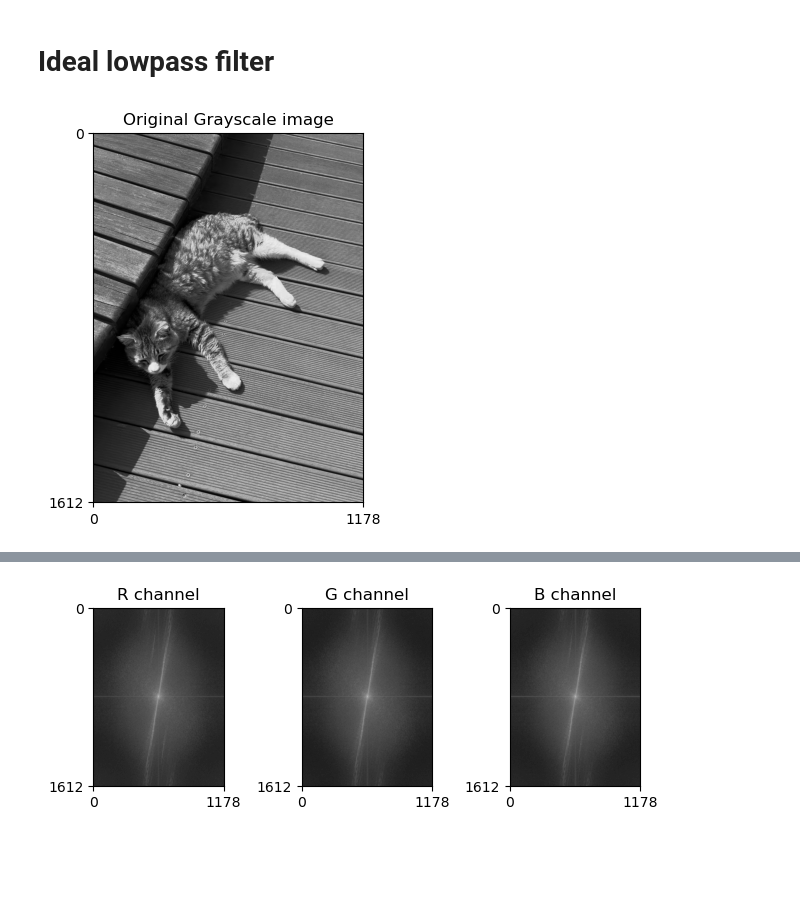
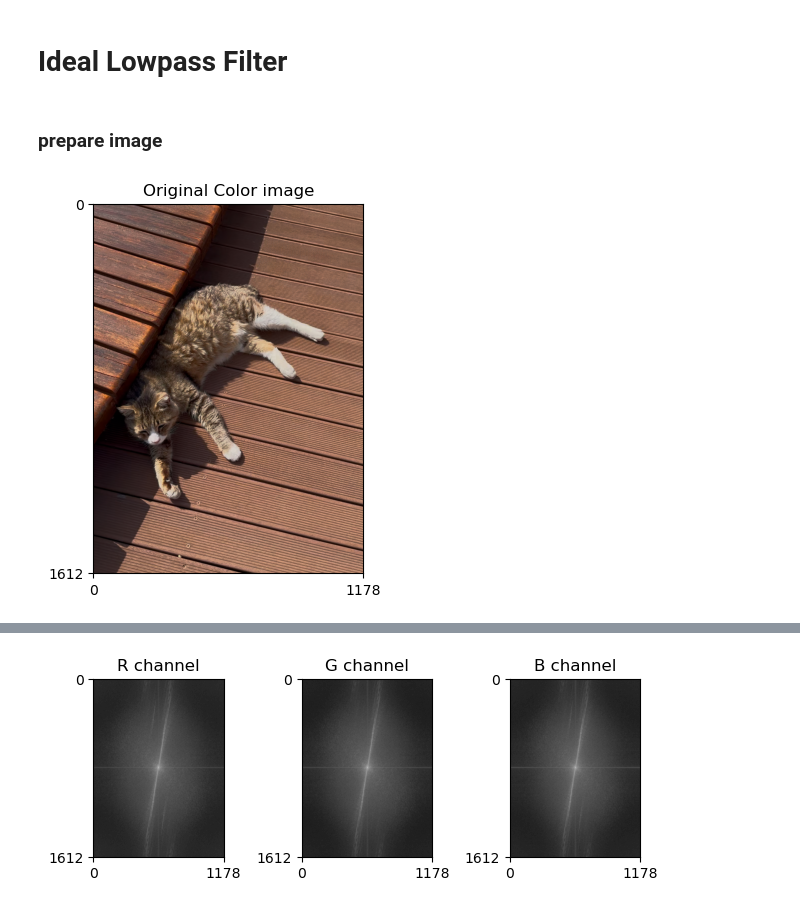
Before and after one commit to jhb341/computational-photography, a Jupyter notebook: assn2/code/ideal.ipynb, the cells around one changed output, grey strips where cells are left out. Drawn from its saved outputs; the diff is of its cells as text; code cells hidden in the pictures; blank space fills up the shorter version.

```diff
--- a/assn2/code/ideal.ipynb
+++ b/assn2/code/ideal.ipynb
@@ -1,11 +1,13 @@
 # %% [markdown]
-# Ideal lowpass filter
+# Ideal Lowpass Filter
 # %%
 import numpy as np
 import cv2
 import matplotlib.pyplot as plt
 
 from util import show_image
+# %% [markdown]
+### prepare image
 # %%
 img_path = '/Users/jeonhyeonbin/Documents/CSED551/assn1/assn2/images/cat.jpg'
 # %%
@@ -13,5 +15,5 @@ img_rgb = cv2.imread(img_path, cv2.IMREAD_COLOR).astype(np.float32)/255.       #
 img_gray = cv2.imread(img_path, cv2.IMREAD_GRAYSCALE).astype(np.float32)/255.    # grayscale
 # %%
-show_image(img_gray, 'Original Grayscale image')
+show_image(img_rgb, 'Original Color image')
 # %% [output]
-[figure, old version]
+[figure, new version]
```
Also changed, not shown: parts of 27 cells of this notebook, 18 other files.
